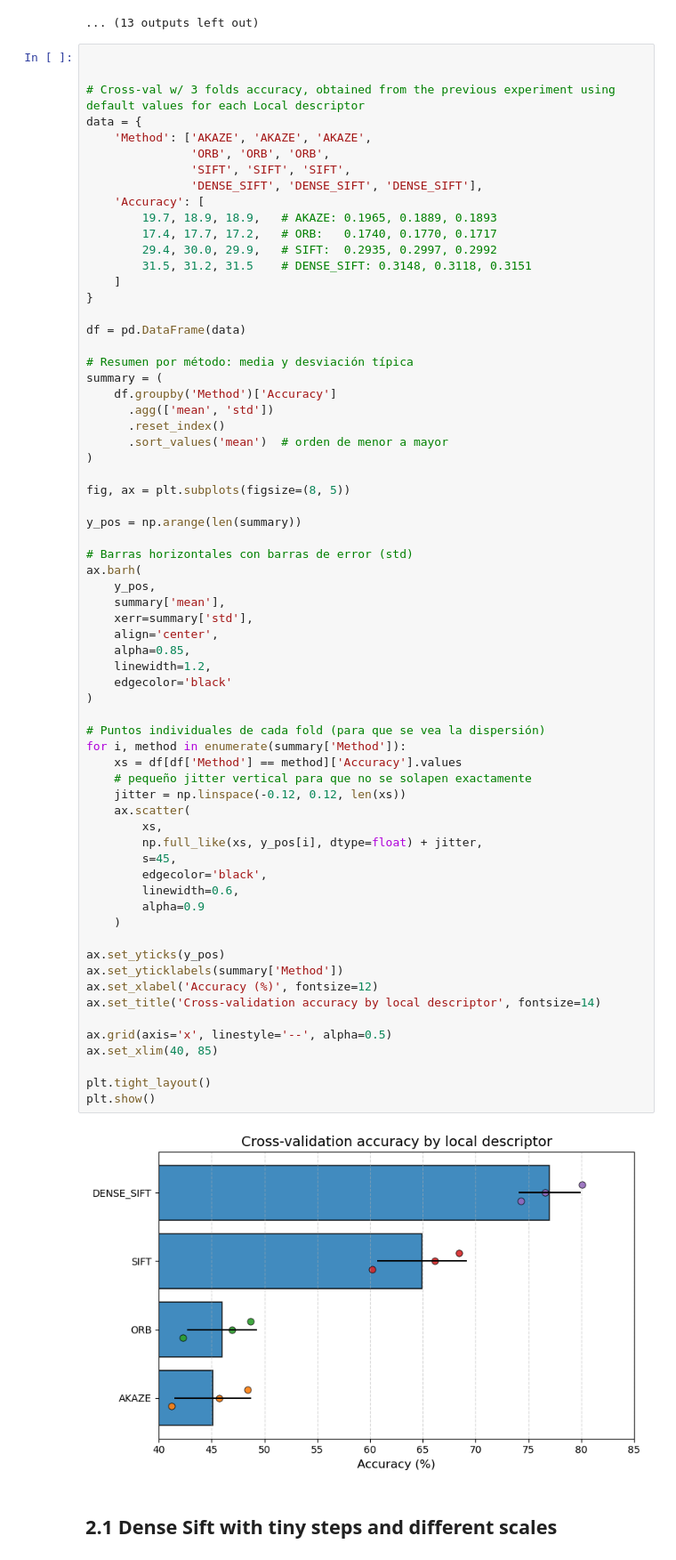
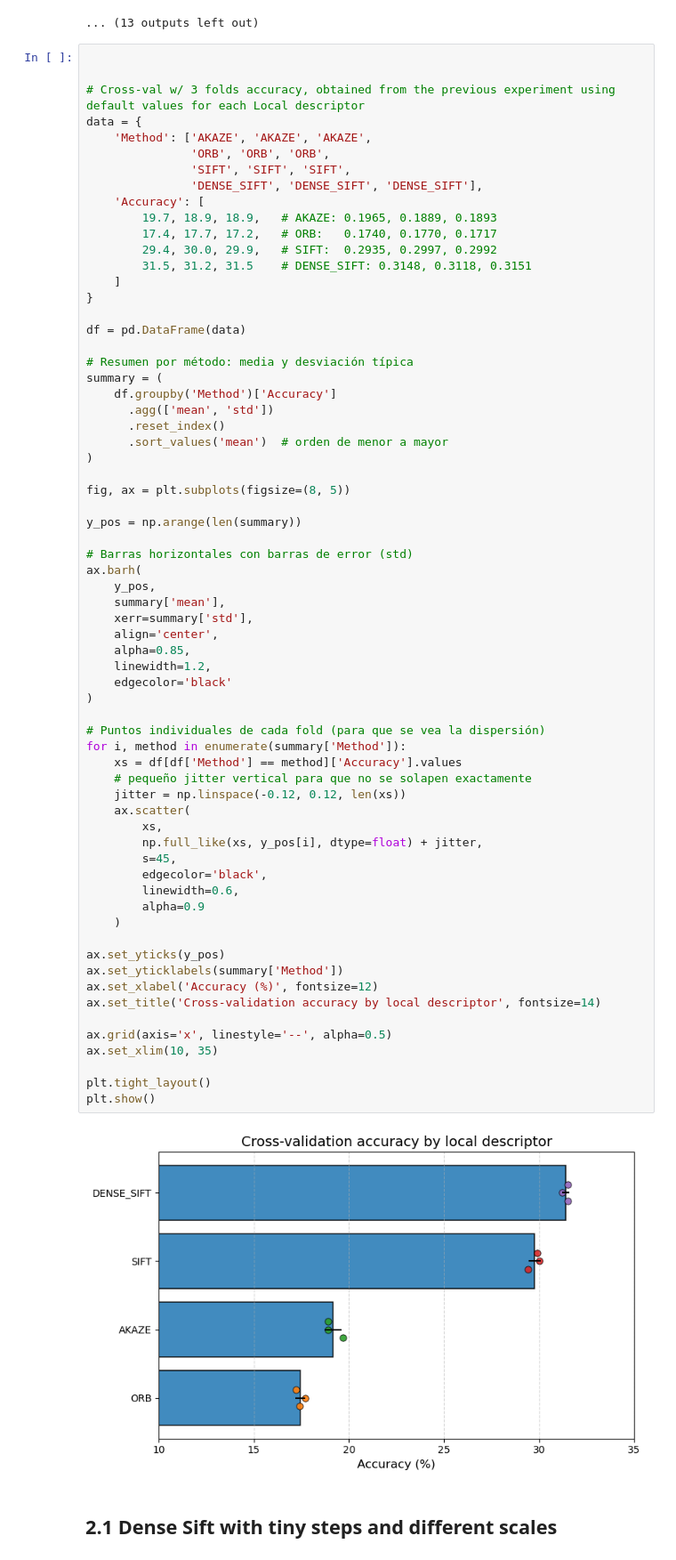
Before and after one commit to MCV-C3/project-team-3, a Jupyter notebook: Week1/Notebook_to_deliver.ipynb, the cells around one changed output. Shown at 89% size. Saved outputs shown, nothing was run; the diff lists cells and outputs as text.

```diff
--- a/Week1/Notebook_to_deliver.ipynb
+++ b/Week1/Notebook_to_deliver.ipynb
@@ -199,35 +205,35 @@ ax.barh(
     align='center',
     alpha=0.85,
     linewidth=1.2,
     edgecolor='black'
 )
 
 # Puntos individuales de cada fold (para que se vea la dispersión)
 for i, method in enumerate(summary['Method']):
     xs = df[df['Method'] == method]['Accuracy'].values
     # pequeño jitter vertical para que no se solapen exactamente
     jitter = np.linspace(-0.12, 0.12, len(xs))
     ax.scatter(
         xs,
         np.full_like(xs, y_pos[i], dtype=float) + jitter,
         s=45,
         edgecolor='black',
         linewidth=0.6,
         alpha=0.9
     )
 
 ax.set_yticks(y_pos)
 ax.set_yticklabels(summary['Method'])
 ax.set_xlabel('Accuracy (%)', fontsize=12)
 ax.set_title('Cross-validation accuracy by local descriptor', fontsize=14)
 
 ax.grid(axis='x', linestyle='--', alpha=0.5)
-ax.set_xlim(40, 85)
+ax.set_xlim(10, 35)
 
 plt.tight_layout()
 plt.show()
 # %% [output]
-[figure, old version]
+[figure, new version]
 # %% [markdown]
 ## 2.1 Dense Sift with tiny steps and different scales
 # %%
```
Also changed, not shown: parts of 2 cells of this notebook.
